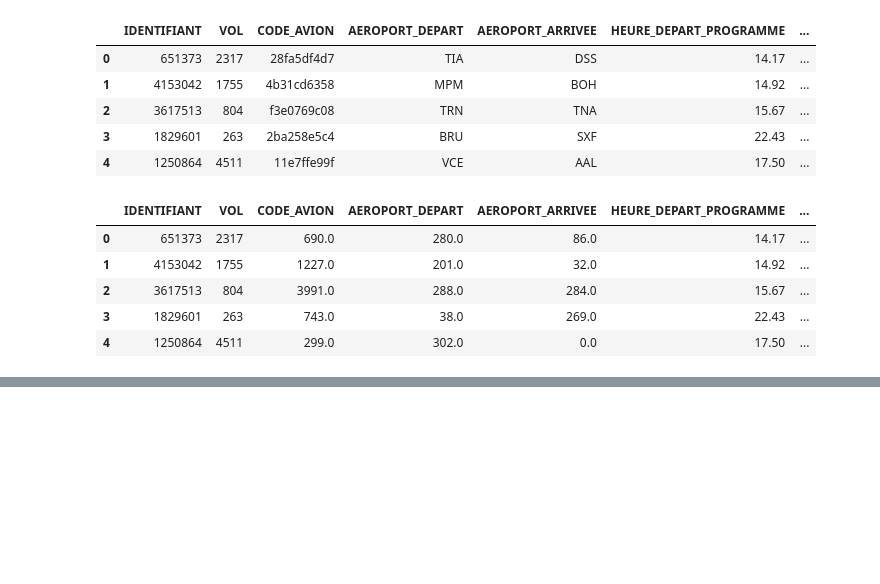
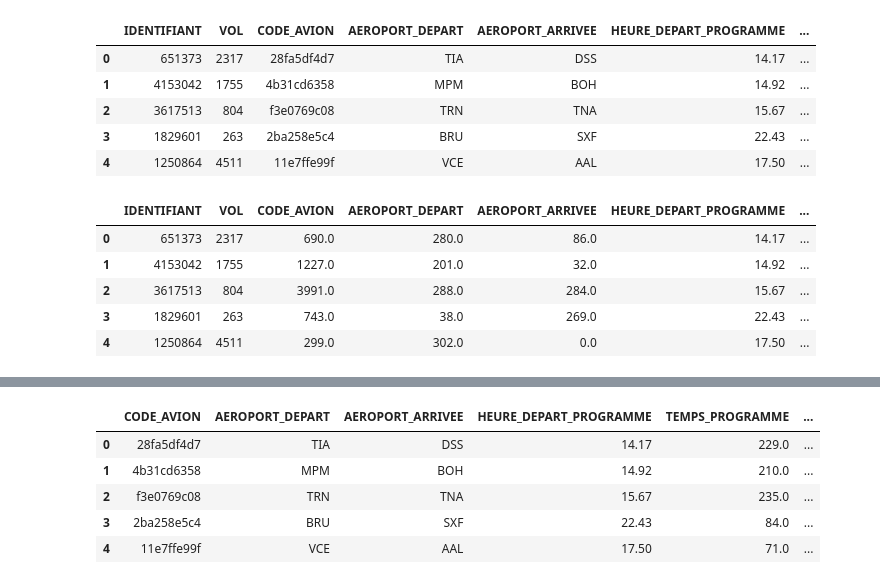
Before and after one commit to samirLazzali/flight-delay-consulting, a Jupyter notebook: First_prediction.ipynb, the cells around one changed output, grey strips where cells are left out. Drawn from its saved outputs; the diff is of its cells as text; code cells hidden in the pictures; blank space fills up the shorter version.

```diff
--- a/First_prediction.ipynb
+++ b/First_prediction.ipynb
@@ -272,0 +256,22 @@ plt.xticks(rotation=90);
+# %%
+# QUE VEUT ON PREDIRE ?
+# RETARD à L'ARRIVEE AVEC LES DONNEES DE VOL
+prediction_data = vols[[
+    'CODE_AVION',
+    'AEROPORT_DEPART','AEROPORT_ARRIVEE',
+    'HEURE_DEPART_PROGRAMME','TEMPS_PROGRAMME', 'HEURE_ARRIVEE_PROGRAMMEE',
+    'DISTANCE','COMPAGNIE',
+    'year', 'month', 'day', 'weekday', 'week',
+    'TEMPS_RETARD_DEPART'
+]].head()
+
+X = prediction_data.drop(columns="TEMPS_RETARD_DEPART")
+y = prediction_data['TEMPS_RETARD_DEPART']
+X.head()
+# %% [output]
+|  | CODE_AVION | AEROPORT_DEPART | AEROPORT_ARRIVEE | HEURE_DEPART_PROGRAMME | TEMPS_PROGRAMME | ... |
+| 0 | 28fa5df4d7 | TIA | DSS | 14.17 | 229.0 | ... |
+| 1 | 4b31cd6358 | MPM | BOH | 14.92 | 210.0 | ... |
+| 2 | f3e0769c08 | TRN | TNA | 15.67 | 235.0 | ... |
+| 3 | 2ba258e5c4 | BRU | SXF | 22.43 | 84.0 | ... |
+| 4 | 11e7ffe99f | VCE | AAL | 17.50 | 71.0 | ... |
```
Also changed, not shown: parts of 16 cells of this notebook, 1 other file.
